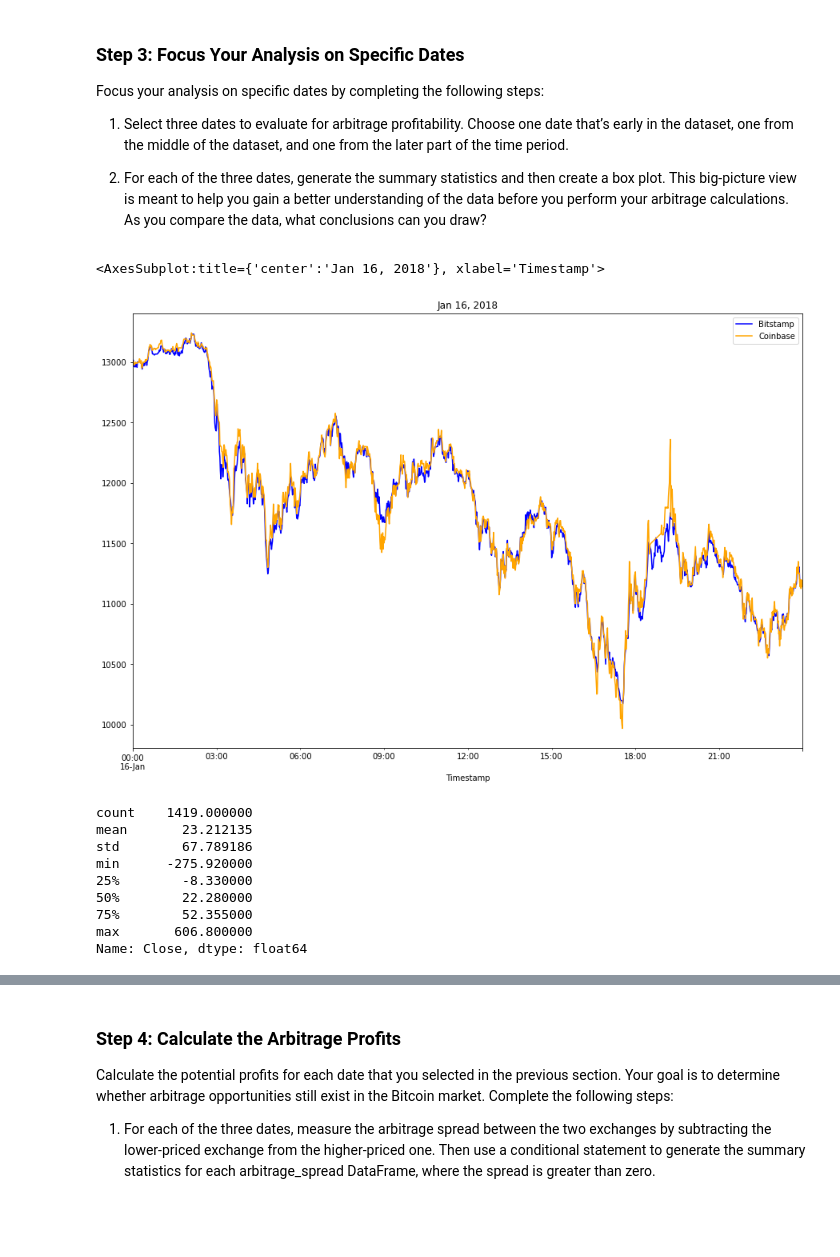
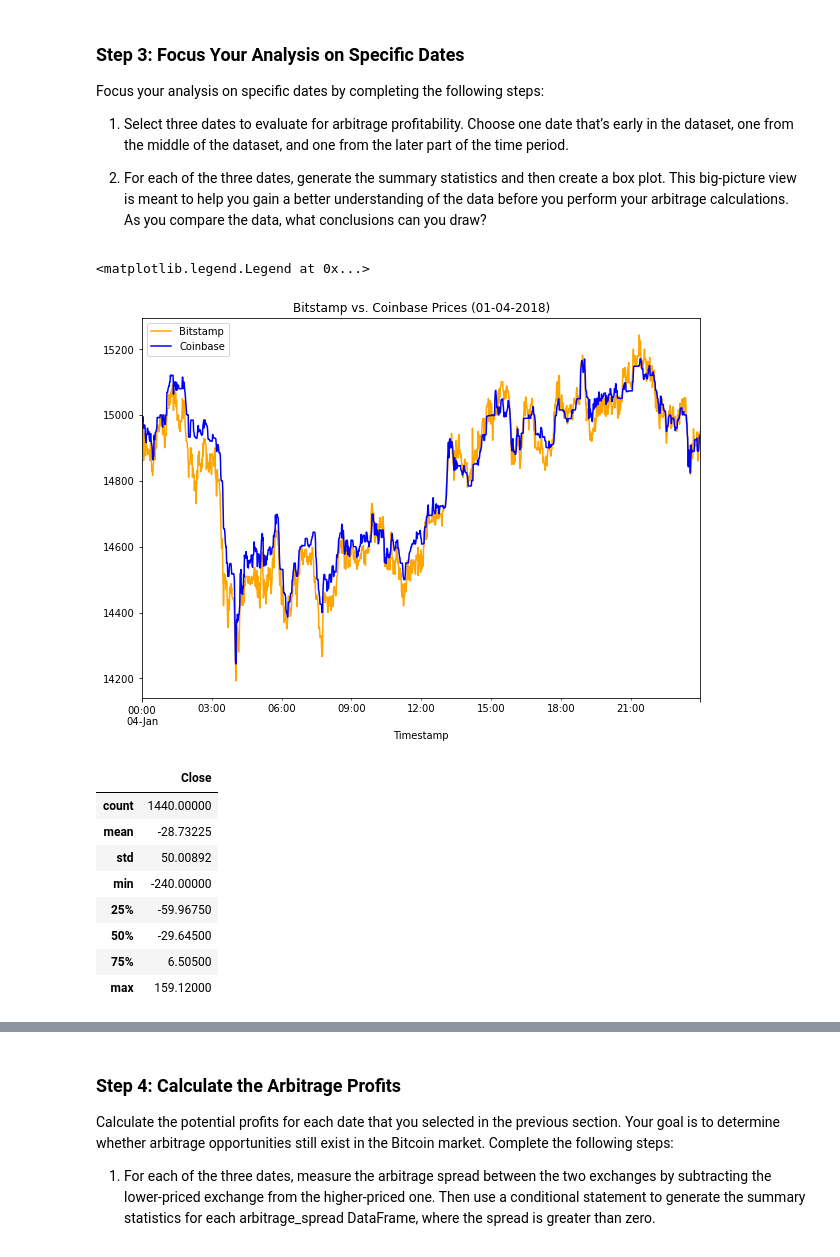
Before and after one commit to mwoj123/Module_3_Challenge, a Jupyter notebook: crypto_arbitrage.ipynb, the cells around one changed output, grey strips where cells are left out. Saved outputs shown, nothing was run; the diff lists cells and outputs as text; code cells hidden in the pictures; blank space fills up the shorter version.

```diff
--- a/crypto_arbitrage.ipynb
+++ b/crypto_arbitrage.ipynb
@@ -318,26 +318,28 @@ Focus your analysis on specific dates by completing the following steps:
 # %%
 # Create an overlay plot that visualizes the two dataframes over a period of one day early in the dataset.
 # Be sure that the plots include the parameters `legend`, `figsize`, `title`, `color` and `label`
-# YOUR CODE HERE
+ax = bitstamp_sliced.loc['2018-01-04'].plot(figsize=(10,7), title = 'Bitstamp vs. Coinbase Prices (01-04-2018)', color ='orange')
+coinbase_sliced.loc['2018-01-04'].plot(ax=ax, color='blue')
+
+ax.legend(['Bitstamp', 'Coinbase'])
 # %% [output]
-<AxesSubplot:title={'center':'Jan 16, 2018'}, xlabel='Timestamp'>
+<matplotlib.legend.Legend at 0x...>
-[figure, old version]
+[figure, new version]
 # %%
 # Using the early date that you have selected, calculate the arbitrage spread
 # by subtracting the bitstamp lower closing prices from the coinbase higher closing prices
-arbitrage_spread_early = # YOUR CODE HERE
-
+arbitrage_spread_early = bitstamp_sliced.loc['2018-01-04'] - coinbase_sliced.loc['2018-01-04']
 # Generate summary statistics for the early DataFrame
-# YOUR CODE HERE
+arbitrage_spread_early.describe()
 # %% [output]
-count    1419.000000
-mean       23.212135
-std        67.789186
-min      -275.920000
-25%        -8.330000
-50%        22.280000
-75%        52.355000
-max       606.800000
-Name: Close, dtype: float64
+|  | Close |
+| count | 1440.00000 |
+| mean | -28.73225 |
+| std | 50.00892 |
+| min | -240.00000 |
+| 25% | -59.96750 |
+| 50% | -29.64500 |
+| 75% | 6.50500 |
+| max | 159.12000 |
 # %%
 # Visualize the arbitrage spread from early in the dataset in a box plot
```
Also changed, not shown: parts of 10 cells of this notebook.
